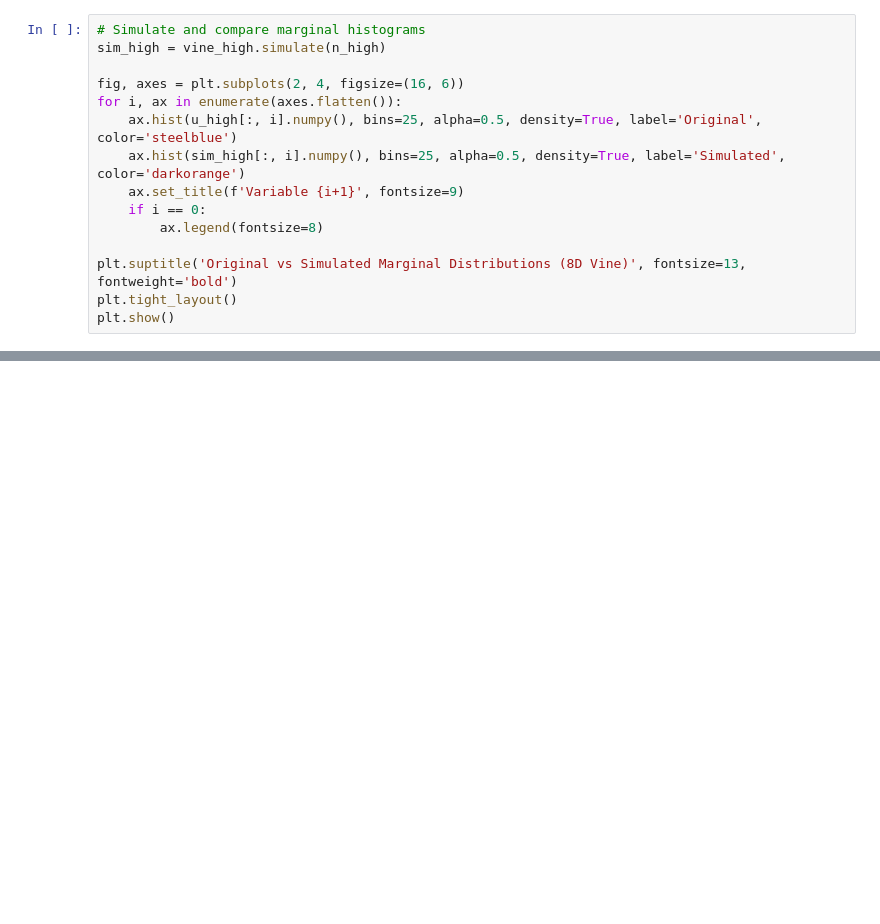
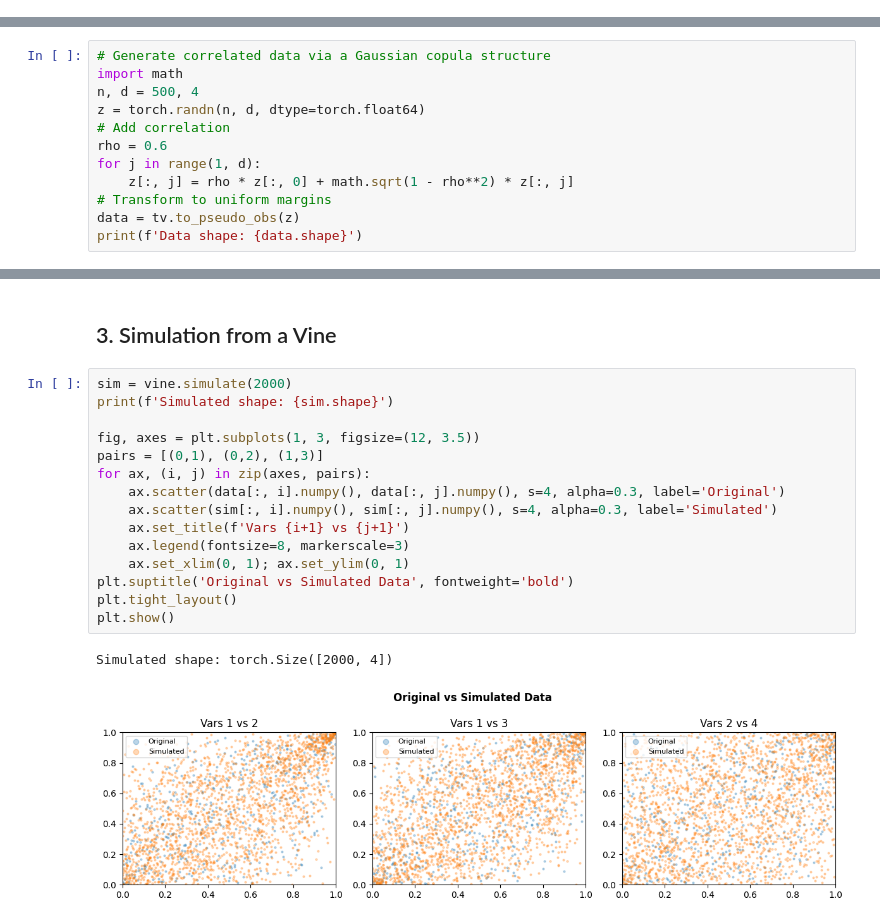
Before and after one commit to Bluerrror/torchvine, a Jupyter notebook: examples/03_vine_copulas.ipynb, the cells around one changed output, grey strips where cells are left out. Saved outputs shown, nothing was run; the diff lists cells and outputs as text; blank space fills up the shorter version.

```diff
--- a/examples/03_vine_copulas.ipynb
+++ b/examples/03_vine_copulas.ipynb
@@ -325,15 +0,0 @@ KeyboardInterrupt
-# %%
-# Simulate and compare marginal histograms
-sim_high = vine_high.simulate(n_high)
-
-fig, axes = plt.subplots(2, 4, figsize=(16, 6))
-for i, ax in enumerate(axes.flatten()):
-    ax.hist(u_high[:, i].numpy(), bins=25, alpha=0.5, density=True, label='Original', color='steelblue')
-    ax.hist(sim_high[:, i].numpy(), bins=25, alpha=0.5, density=True, label='Simulated', color='darkorange')
-    ax.set_title(f'Variable {i+1}', fontsize=9)
-    if i == 0:
-        ax.legend(fontsize=8)
-
-plt.suptitle('Original vs Simulated Marginal Distributions (8D Vine)', fontsize=13, fontweight='bold')
-plt.tight_layout()
-plt.show()
@@ -375,0 +23,12 @@ print(f" loglik={vine_trunc1.loglik(u_high):.2f}")
+# %%
+# Generate correlated data via a Gaussian copula structure
+import math
+n, d = 500, 4
+z = torch.randn(n, d, dtype=torch.float64)
+# Add correlation
+rho = 0.6
+for j in range(1, d):
+    z[:, j] = rho * z[:, 0] + math.sqrt(1 - rho**2) * z[:, j]
+# Transform to uniform margins
+data = tv.to_pseudo_obs(z)
+print(f'Data shape: {data.shape}')
@@ -375,0 +63,20 @@ print(f" loglik={vine_trunc1.loglik(u_high):.2f}")
+# %% [markdown]
+## 3. Simulation from a Vine
+# %%
+sim = vine.simulate(2000)
+print(f'Simulated shape: {sim.shape}')
+
+fig, axes = plt.subplots(1, 3, figsize=(12, 3.5))
+pairs = [(0,1), (0,2), (1,3)]
+for ax, (i, j) in zip(axes, pairs):
+    ax.scatter(data[:, i].numpy(), data[:, j].numpy(), s=4, alpha=0.3, label='Original')
+    ax.scatter(sim[:, i].numpy(), sim[:, j].numpy(), s=4, alpha=0.3, label='Simulated')
+    ax.set_title(f'Vars {i+1} vs {j+1}')
+    ax.legend(fontsize=8, markerscale=3)
+    ax.set_xlim(0, 1); ax.set_ylim(0, 1)
+plt.suptitle('Original vs Simulated Data', fontweight='bold')
+plt.tight_layout()
+plt.show()
+# %% [output]
+Simulated shape: torch.Size([2000, 4])
+[figure, added]
```
Also changed, not shown: parts of 45 cells of this notebook, 15 other files.
